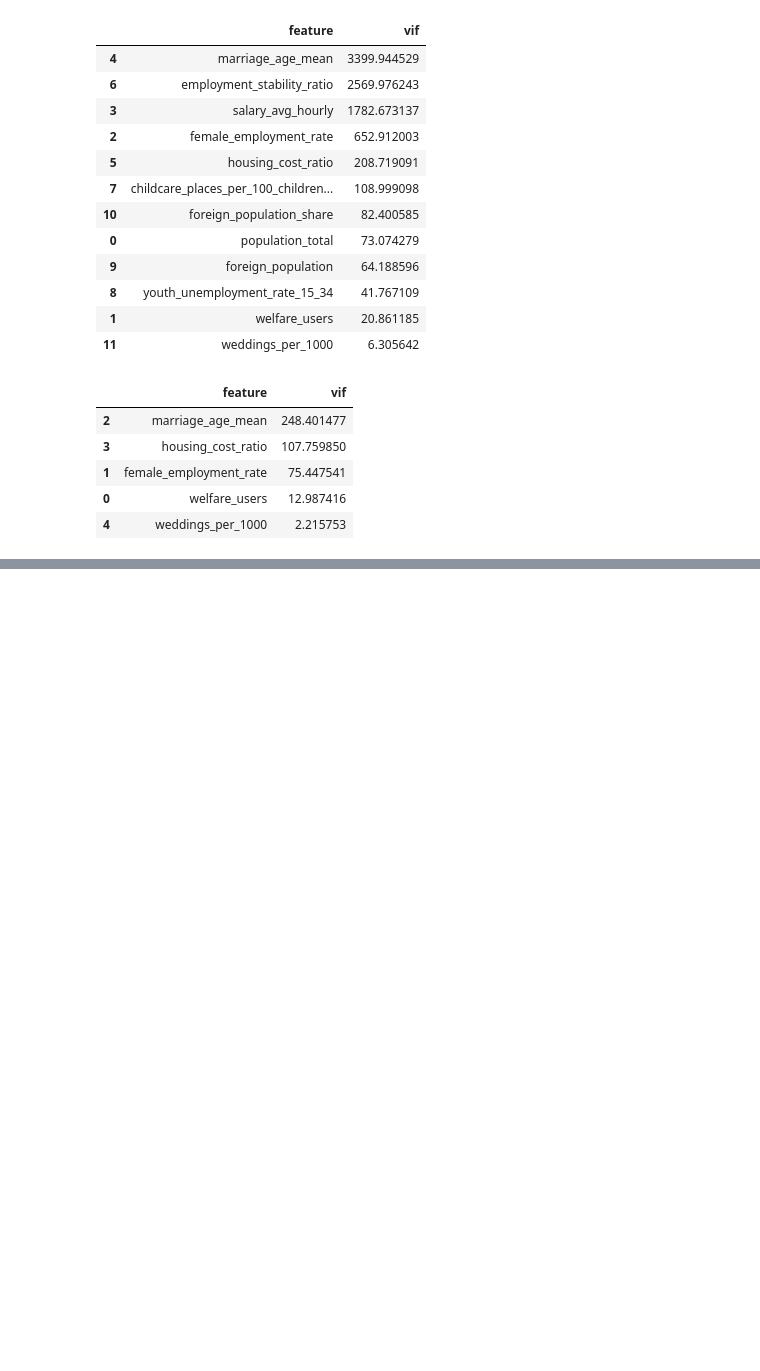
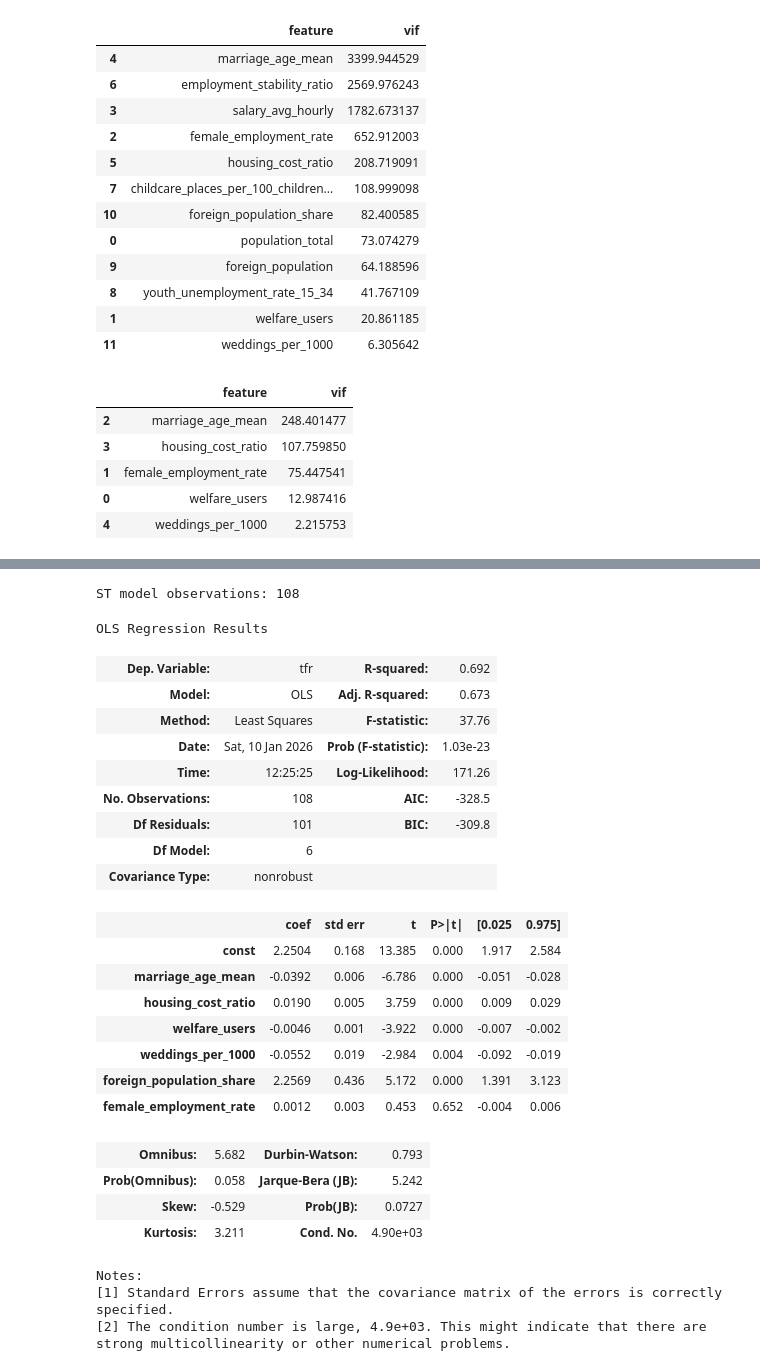
Before and after one commit to ColonelBBQ/sapienza-smos, a Jupyter notebook: main.ipynb, the cells around one changed output, grey strips where cells are left out. Cells and saved outputs as stored; diff of their text form; code cells hidden in the pictures; blank space fills up the shorter version.

```diff
--- a/main.ipynb
+++ b/main.ipynb
@@ -377,0 +464,15 @@ else:
+# %%
+# ST model: baseline LT predictors + female_employment_rate
+st_features = [
+    'marriage_age_mean',
+    'housing_cost_ratio',
+    'welfare_users',
+    'weddings_per_1000',
+    'foreign_population_share',
+]
+st_subset = st.dropna(subset=['tfr'] + st_features)
+X_st = sm.add_constant(st_subset[st_features])
+y_st = st_subset['tfr']
+st_model = sm.OLS(y_st, X_st).fit()
+print(f"ST model observations: {len(st_subset)}")
+display(st_model.summary())
@@ -377,0 +506,44 @@ else:
+# %%
+# ST model: baseline LT predictors + female_employment_rate
+st_features = [
+    'marriage_age_mean',
+    'housing_cost_ratio',
+    'welfare_users',
+    'weddings_per_1000',
+    'foreign_population_share',
+    'female_employment_rate',
+]
+st_subset = st.dropna(subset=['tfr'] + st_features)
+X_st = sm.add_constant(st_subset[st_features])
+y_st = st_subset['tfr']
+st_model = sm.OLS(y_st, X_st).fit()
+print(f"ST model observations: {len(st_subset)}")
+display(st_model.summary())
+# %% [output]
+ST model observations: 108
+OLS Regression Results
+| Dep. Variable: | tfr | R-squared: | 0.692 |
+| Model: | OLS | Adj. R-squared: | 0.673 |
+| Method: | Least Squares | F-statistic: | 37.76 |
+| Date: | Sat, 10 Jan 2026 | Prob (F-statistic): | 1.03e-23 |
+| Time: | 12:25:25 | Log-Likelihood: | 171.26 |
+| No. Observations: | 108 | AIC: | -328.5 |
+| Df Residuals: | 101 | BIC: | -309.8 |
+| Df Model: | 6 |  |  |
+| Covariance Type: | nonrobust |  |  |
+|  | coef | std err | t | P>|t| | [0.025 | 0.975] |
+| const | 2.2504 | 0.168 | 13.385 | 0.000 | 1.917 | 2.584 |
+| marriage_age_mean | -0.0392 | 0.006 | -6.786 | 0.000 | -0.051 | -0.028 |
+| housing_cost_ratio | 0.0190 | 0.005 | 3.759 | 0.000 | 0.009 | 0.029 |
+| welfare_users | -0.0046 | 0.001 | -3.922 | 0.000 | -0.007 | -0.002 |
+| weddings_per_1000 | -0.0552 | 0.019 | -2.984 | 0.004 | -0.092 | -0.019 |
+| foreign_population_share | 2.2569 | 0.436 | 5.172 | 0.000 | 1.391 | 3.123 |
+| female_employment_rate | 0.0012 | 0.003 | 0.453 | 0.652 | -0.004 | 0.006 |
+| Omnibus: | 5.682 | Durbin-Watson: | 0.793 |
+| Prob(Omnibus): | 0.058 | Jarque-Bera (JB): | 5.242 |
+| Skew: | -0.529 | Prob(JB): | 0.0727 |
+| Kurtosis: | 3.211 | Cond. No. | 4.90e+03 |
+Notes:
+[1] Standard Errors assume that the covariance matrix of the errors is correctly specified.
+[2] The condition number is large, 4.9e+03. This might indicate that there are
+strong multicollinearity or other numerical problems.
```
Also changed, not shown: parts of 10 cells of this notebook, 3 other files.
